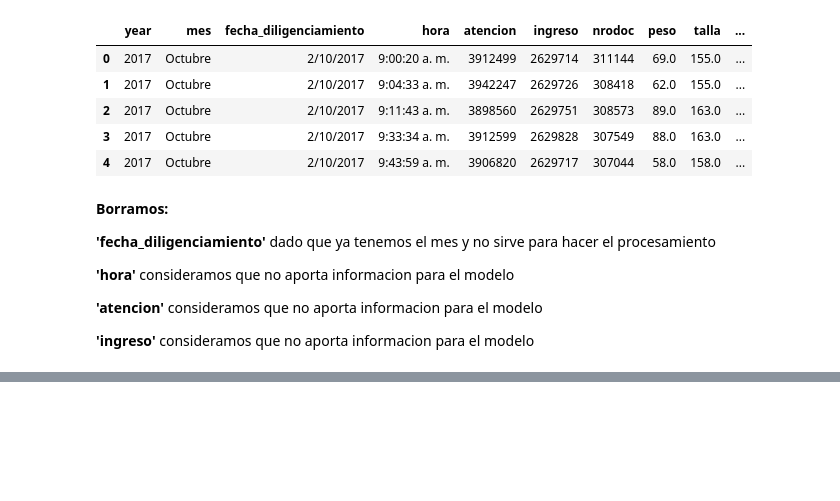
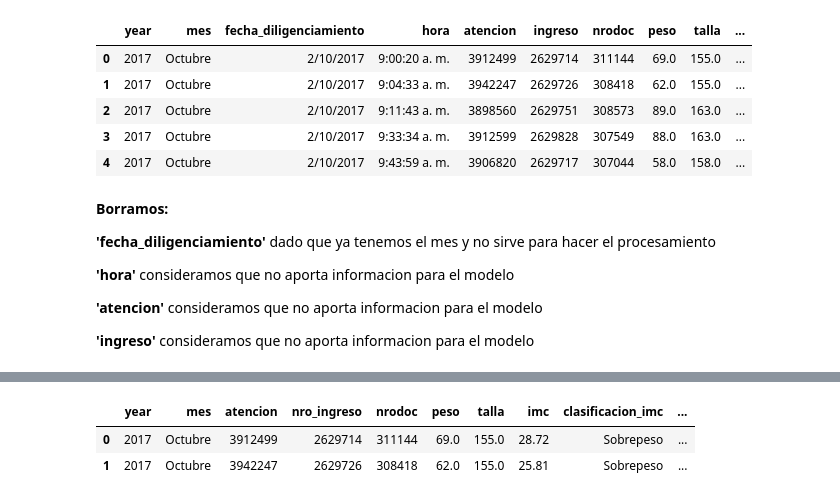
Before and after one commit to danielmancovidales/Aplicaciones-en-salud, a Jupyter notebook: prepro_cronicos.ipynb, the cells around one changed output, grey strips where cells are left out. Cells and saved outputs as stored; diff of their text form; code cells hidden in the pictures; blank space fills up the shorter version.

```diff
--- a/prepro_cronicos.ipynb
+++ b/prepro_cronicos.ipynb
@@ -204,7 +204,7 @@ df_cronicos = df_cronicos.rename(columns={'AnÃ¡lisis y conducta a seguir': 'An
 df_cronicos = df_cronicos.rename(columns={'Tiene prÃ³ximo control': 'Tiene proximo control'})
 df_cronicos = df_cronicos.rename(columns={'Fecha PrÃ³ximo Control': 'Fecha Proximo Control'})
 df_cronicos = df_cronicos.rename(columns={'Ambito segÃºn el mÃ©dico': 'Ambito segun el medico'})
-df_cronicos = df_cronicos.rename(columns={'enfermedad_coronaria_(en_el_ãºltimo_aã±o)': 'enfermedad_coronaria_(en_el_ultimo_ano)'})
+df_cronicos = df_cronicos.rename(columns={'Enfermedad Coronaria (En el Ãºltimo aÃ±o)': 'enfermedad coronaria (en el ultimo ano)'})
 # %%
 #colocar datos en minusculas
 
@@ -1108,3 +1077,9 @@ value_counts_all_columns(df_cronicos)
 # Se escriben bien los nombres
 df_cronicos['calificacion_(indice_de_fragilidad)'] = df_cronicos['calificacion_(indice_de_fragilidad)'].replace('FrÃ¡gil','fragil')
 df_cronicos['calificacion_velocidad'] = df_cronicos['calificacion_velocidad'].replace('Malo - FrÃ¡gil','Malo - fragil')
+# %%
+df_cronicos.head(2)
+# %% [output]
+|  | year | mes | atencion | nro_ingreso | nrodoc | peso | talla | imc | clasificacion_imc | ... |
+| 0 | 2017 | Octubre | 3912499 | 2629714 | 311144 | 69.0 | 155.0 | 28.72 | Sobrepeso | ... |
+| 1 | 2017 | Octubre | 3942247 | 2629726 | 308418 | 62.0 | 155.0 | 25.81 | Sobrepeso | ... |
```
Also changed, not shown: parts of 10 cells of this notebook.
